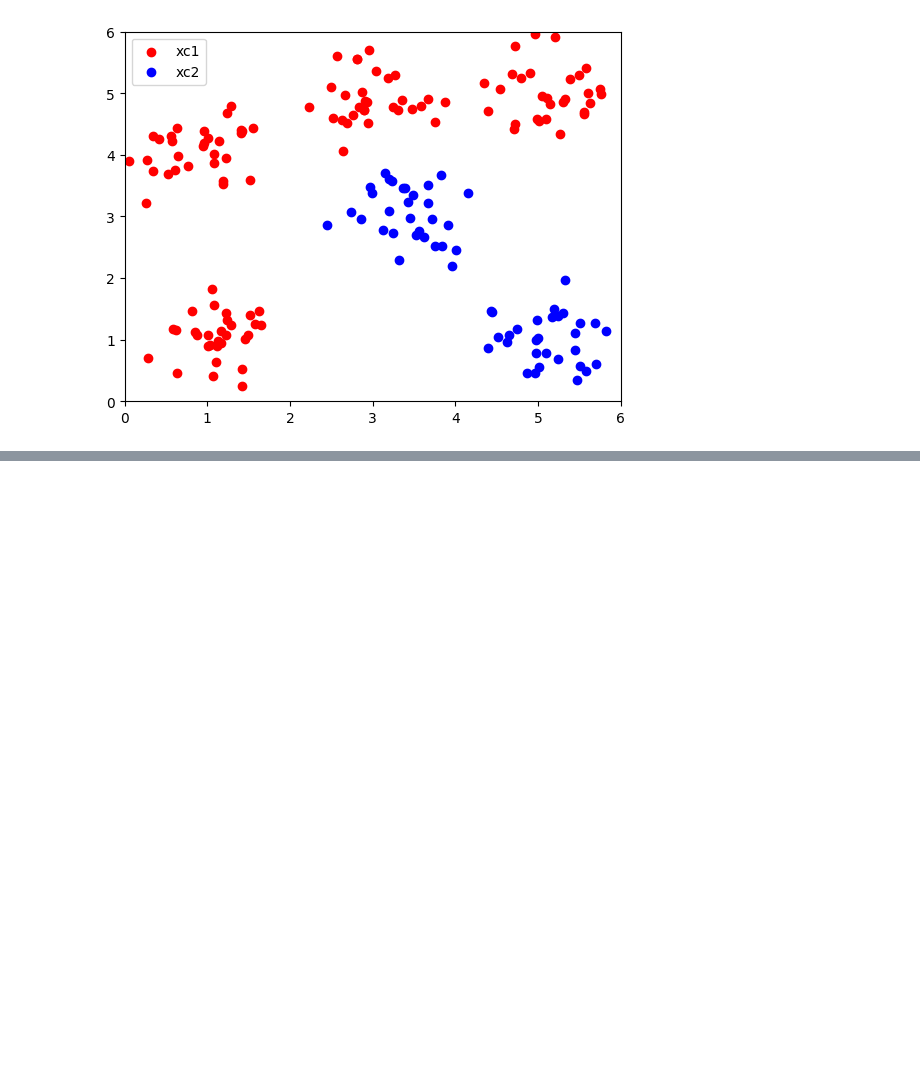
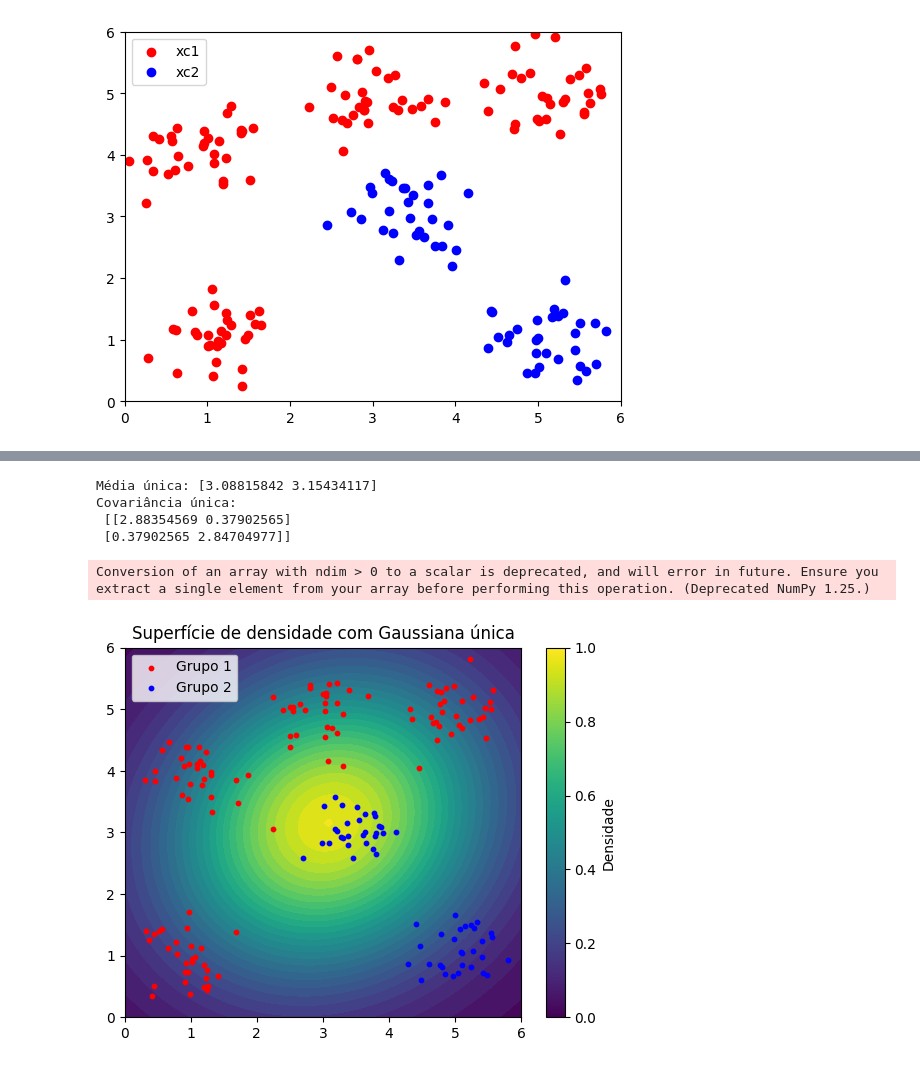
Before and after one commit to gvcf20/IRP, a Jupyter notebook: python/KDE/kde.ipynb, the cells around one changed output, grey strips where cells are left out. Saved outputs shown, nothing was run; the diff lists cells and outputs as text; code cells hidden in the pictures; blank space fills up the shorter version.

```diff
--- a/python/KDE/kde.ipynb
+++ b/python/KDE/kde.ipynb
@@ -450,0 +521,64 @@ fig.show()
+# %%
+import numpy as np
+import matplotlib.pyplot as plt
+import plotly.graph_objects as go
+
+# Função PDF Gaussiana multivariada
+def pdf(x, mu, sigma):
+    n = len(x)
+    const = 1 / np.sqrt(((2*np.pi)**n) * np.linalg.det(sigma))
+    diff = (x - mu).reshape(-1, 1)
+    expo = -0.5 * diff.T @ np.linalg.inv(sigma) @ diff
+    return float(const * np.exp(expo))
+
+# Todos os pontos juntos
+X_all = np.vstack([xc1, xc2])
+
+# Média e covariância única
+mu_all = np.mean(X_all, axis=0)
+sigma_all = np.cov(X_all.T)
+
+print("Média única:", mu_all)
+print("Covariância única:\n", sigma_all)
+
+# Grade
+x = np.linspace(0, 6, 100)
+y = np.linspace(0, 6, 100)
+Xgrid, Ygrid = np.meshgrid(x, y)
+
+# Densidade usando Gaussiana única
+Z_single = np.zeros(Xgrid.shape)
+for i in range(Xgrid.shape[0]):
+    for j in range(Xgrid.shape[1]):
+        point = np.array([Xgrid[i, j], Ygrid[i, j]])
+        Z_single[i, j] = pdf(point, mu_all, sigma_all)
+
+# --- Plot 2D ---
+plt.contourf(Xgrid, Ygrid, Z_single, levels=30, cmap="viridis")
+plt.scatter(xc1[:,0], xc1[:,1], color='red', s=10, label="Grupo 1")
+plt.scatter(xc2[:,0], xc2[:,1], color='blue', s=10, label="Grupo 2")
+plt.legend()
+plt.colorbar(label="Densidade")
+plt.title("Superfície de densidade com Gaussiana única")
+plt.xlim(0,6)
+plt.ylim(0,6)
+plt.show()
+
+# --- Plotly 3D ---
+fig = go.Figure(data=[go.Surface(z=Z_single, x=Xgrid, y=Ygrid, colorscale="Viridis")])
+fig.update_layout(
+    title="Superfície de densidade (Gaussiana única)",
+    scene=dict(
+        xaxis_title="X",
+        yaxis_title="Y",
+        zaxis_title="Densidade"
+    )
+)
+fig.show()
+# %% [output]
+Média única: [3.08815842 3.15434117]
+Covariância única:
+ [[2.88354569 0.37902565]
+ [0.37902565 2.84704977]]
+Conversion of an array with ndim > 0 to a scalar is deprecated, and will error in future. Ensure you extract a single element from your array before performing this operation. (Deprecated NumPy 1.25.)
+[figure, added]
```
Also changed, not shown: parts of 3 cells of this notebook, 1 other file.
